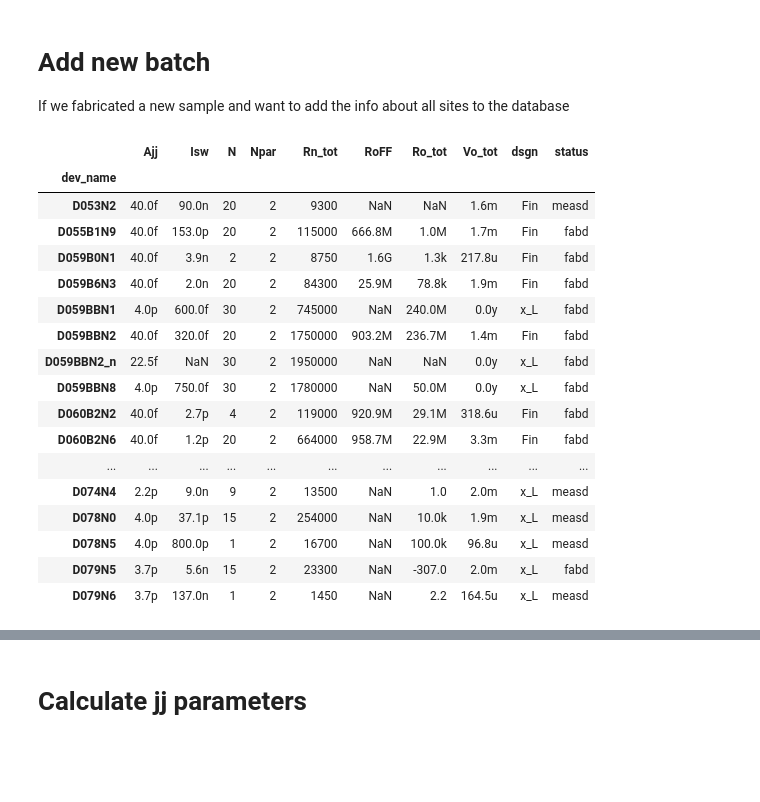
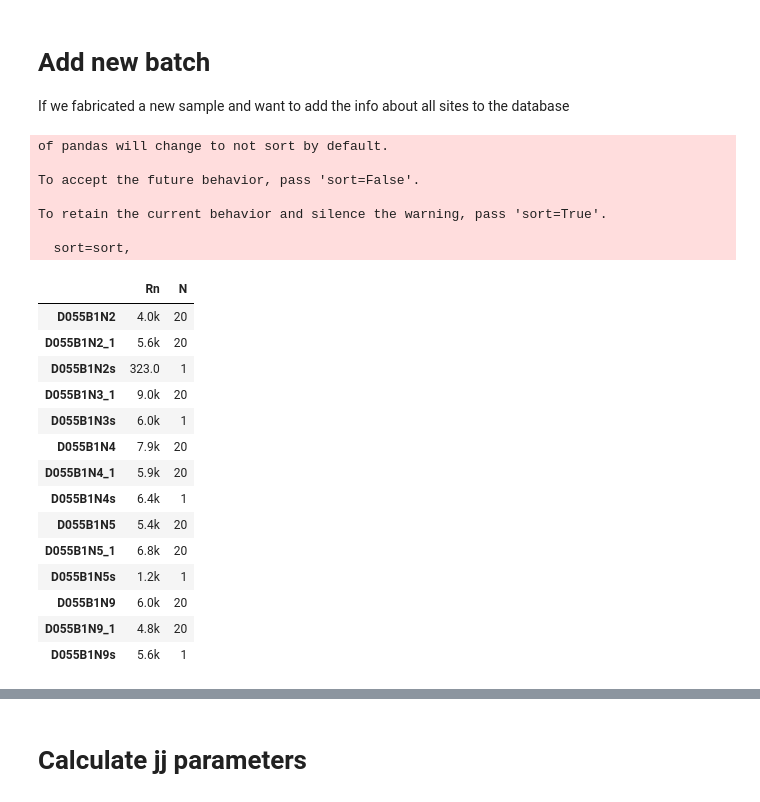
Before and after one commit to GershensonLab/measDC, a Jupyter notebook: !_chains/Q1D chain result table.ipynb, the cells around one changed output, grey strips where cells are left out. Saved outputs shown, nothing was run; the diff lists cells and outputs as text; code cells hidden in the pictures; blank space fills up the shorter version.

```diff
--- a/!_chains/Q1D chain result table.ipynb
+++ b/!_chains/Q1D chain result table.ipynb
@@ -96,36 +87,48 @@ ft = pd.read_excel("chain table.xlsx", index_col = 'dev_name')
 
 If we fabricated a new sample and want to add the info about all sites to the database
 # %%
-keys =    [             'Rn_tot',  'N',    'Npar', 'dsgn',   'Ajj',  'status' ]
+keys =    [                     'Rn_tot',  'N',    'Npar', 'dsgn',   'Ajj',  'status' ]
 
-lst  =    {'D0xxN1'  : [  1e3,      20 ,      2,    'Fin',   0.04e-12, 'fabd' ],
-           'D0xxN2'  : [  1e5,      20 ,      2,    'Fin',   0.04e-12, 'fabd' ],
-           'D0xxN3'  : [  1e4,      20 ,      2,    'Fin',   0.04e-12, 'fabd' ],
-           'D0xxN4'  : [  1e3,       2 ,      2,    'Fin',   0.04e-12, 'fabd' ],
-           'D0xxN5'  : [  1e6,      20 ,      2,    'Fin',   0.04e-12, 'fabd' ],
-           'D0xxN6'  : [  1e5,      20 ,      2,    'Fin',   0.04e-12, 'fabd' ]}
+lst  =    {'D055B1N3_1'   : [  180e3,      20 ,      2,    'Fin',   0.04e-12, 'fabd' ],
+           'D055B1N2_1'   : [  112e3,      20 ,      2,    'Fin',   0.04e-12, 'fabd' ],
+           'D055B1N4_1'   : [  118e3,      20 ,      2,    'Fin',   0.04e-12, 'fabd' ],
+           'D055B1N5_1'   : [  136e3,      20 ,      2,    'Fin',   0.04e-12, 'fabd' ],
+           'D055B1N9_1'   : [   95e3,      20 ,      2,    'Fin',   0.04e-12, 'fabd' ],
+           'D055B1N3s'    : [    6e3,       1 ,      2,    'Fin',   0.04e-12, 'fabd' ],
+           'D055B1N2s'    : [ .323e3,       1 ,      2,    'Fin',   0.04e-12, 'fabd' ],
+           'D055B1N4s'    : [ 6.43e3,       1 ,      2,    'Fin',   0.04e-12, 'fabd' ],
+           'D055B1N5s'    : [ 1.22e3,       1 ,      2,    'Fin',   0.04e-12, 'fabd' ],
+           'D055B1N9s'    : [ 5.55e3,       1 ,      2,    'Fin',   0.04e-12, 'fabd' ]}
+new_sample = pd.DataFrame.from_dict(lst, orient='index', columns = keys )
 
-new_sample = pd.DataFrame.from_dict(lst, orient='index', columns = keys )
+ft = ft.append(new_sample)
+# %% [output]
+of pandas will change to not sort by default.
+
+To accept the future behavior, pass 'sort=False'.
+
+To retain the current behavior and silence the warning, pass 'sort=True'.
+
+  sort=sort,
-# %%
-ft = ft.append(new_sample)
-
-show_df(ft)
-# %% [output]
-|  | Ajj | Isw | N | Npar | Rn_tot | RoFF | Ro_tot | Vo_tot | dsgn | status |
-| dev_name |  |  |  |  |  |  |  |  |  |  |
-| D053N2 | 40.0f | 90.0n | 20 | 2 | 9300 | NaN | NaN | 1.6m | Fin | measd |
-| D055B1N9 | 40.0f | 153.0p | 20 | 2 | 115000 | 666.8M | 1.0M | 1.7m | Fin | fabd |
-| D059B0N1 | 40.0f | 3.9n | 2 | 2 | 8750 | 1.6G | 1.3k | 217.8u | Fin | fabd |
-| D059B6N3 | 40.0f | 2.0n | 20 | 2 | 84300 | 25.9M | 78.8k | 1.9m | Fin | fabd |
-| D059BBN1 | 4.0p | 600.0f | 30 | 2 | 745000 | NaN | 240.0M | 0.0y | x_L | fabd |
-| D059BBN2 | 40.0f | 320.0f | 20 | 2 | 1750000 | 903.2M | 236.7M | 1.4m | Fin | fabd |
-| D059BBN2_n | 22.5f | NaN | 30 | 2 | 1950000 | NaN | NaN | 0.0y | x_L | fabd |
-| D059BBN8 | 4.0p | 750.0f | 30 | 2 | 1780000 | NaN | 50.0M | 0.0y | x_L | fabd |
-| D060B2N2 | 40.0f | 2.7p | 4 | 2 | 119000 | 920.9M | 29.1M | 318.6u | Fin | fabd |
-| D060B2N6 | 40.0f | 1.2p | 20 | 2 | 664000 | 958.7M | 22.9M | 3.3m | Fin | fabd |
-| ... | ... | ... | ... | ... | ... | ... | ... | ... | ... | ... |
-| D074N4 | 2.2p | 9.0n | 9 | 2 | 13500 | NaN | 1.0 | 2.0m | x_L | measd |
-| D078N0 | 4.0p | 37.1p | 15 | 2 | 254000 | NaN | 10.0k | 1.9m | x_L | measd |
-| D078N5 | 4.0p | 800.0p | 1 | 2 | 16700 | NaN | 100.0k | 96.8u | x_L | measd |
-| D079N5 | 3.7p | 5.6n | 15 | 2 | 23300 | NaN | -307.0 | 2.0m | x_L | fabd |
-| D079N6 | 3.7p | 137.0n | 1 | 2 | 1450 | NaN | 2.2 | 164.5u | x_L | measd |
+# %%
+
+
+show_df(ft,
+       find = 'D055B1',
+       which = ['Rn', 'N'])
+# %% [output]
+|  | Rn | N |
+| D055B1N2 | 4.0k | 20 |
+| D055B1N2_1 | 5.6k | 20 |
+| D055B1N2s | 323.0 | 1 |
+| D055B1N3_1 | 9.0k | 20 |
+| D055B1N3s | 6.0k | 1 |
+| D055B1N4 | 7.9k | 20 |
+| D055B1N4_1 | 5.9k | 20 |
+| D055B1N4s | 6.4k | 1 |
+| D055B1N5 | 5.4k | 20 |
+| D055B1N5_1 | 6.8k | 20 |
+| D055B1N5s | 1.2k | 1 |
+| D055B1N9 | 6.0k | 20 |
+| D055B1N9_1 | 4.8k | 20 |
+| D055B1N9s | 5.6k | 1 |
```
Also changed, not shown: parts of 10 cells of this notebook, 5 other files.
